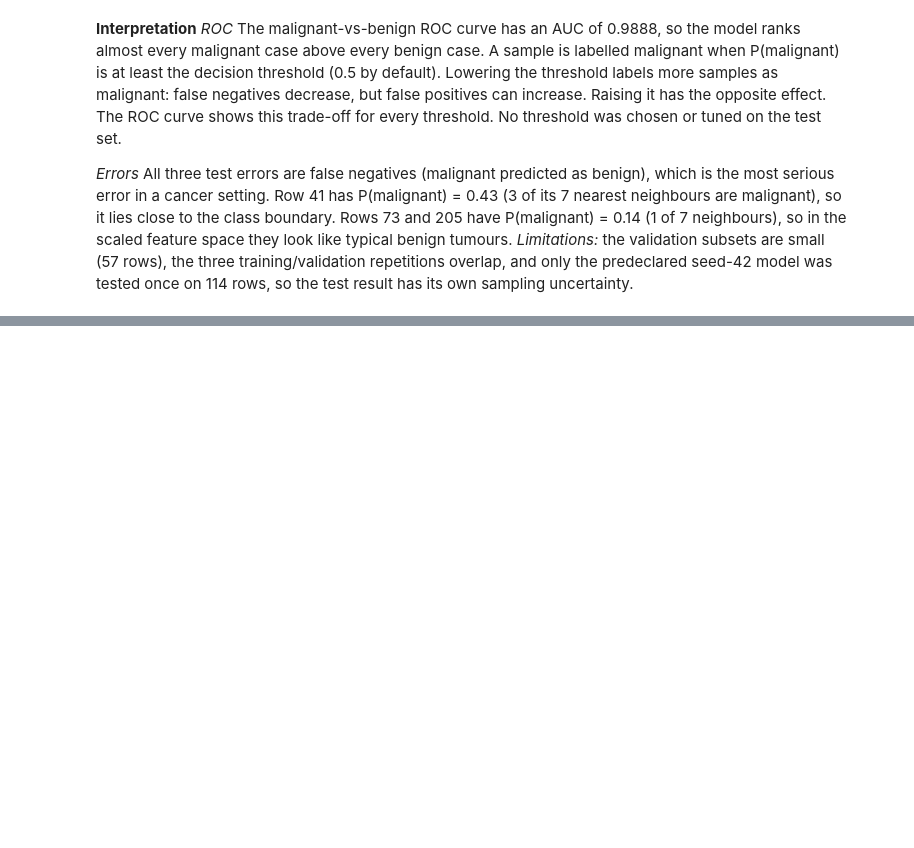
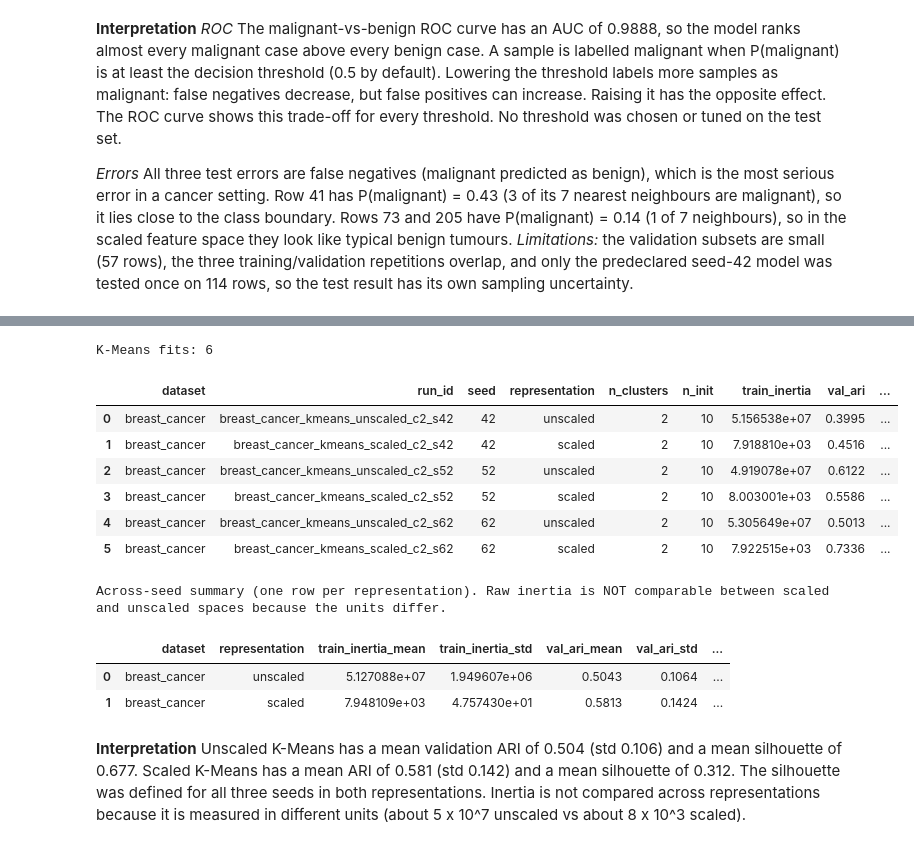
Before and after one commit to selenasurucu/machine-learning-midterm, a Jupyter notebook: breast_cancer.ipynb, the cells around one changed output, grey strips where cells are left out. Cells and saved outputs as stored; diff of their text form; code cells hidden in the pictures; blank space fills up the shorter version.

Commit message:
Breast cancer: K-Means fits with inertia,validation ARI and silhouette

```diff
--- a/breast_cancer.ipynb
+++ b/breast_cancer.ipynb
@@ -577,0 +582,25 @@ Misclassified test samples: 3 of 114
+# %%
+N_CLUSTERS = 2
+km_runs, kmeans_42 = utils.run_kmeans(DATASET, reps, splits, N_CLUSTERS)
+print("K-Means fits:", len(km_runs))
+display(km_runs.round(4))
+
+km_summary = utils.summarize_kmeans(km_runs)
+print("Across-seed summary (one row per representation). Raw inertia is NOT comparable "
+      "between scaled and unscaled spaces because the units differ.")
+display(km_summary.round(4))
+# %% [output]
+K-Means fits: 6
+|  | dataset | run_id | seed | representation | n_clusters | n_init | train_inertia | val_ari | ... |
+| 0 | breast_cancer | breast_cancer_kmeans_unscaled_c2_s42 | 42 | unscaled | 2 | 10 | 5.156538e+07 | 0.3995 | ... |
+| 1 | breast_cancer | breast_cancer_kmeans_scaled_c2_s42 | 42 | scaled | 2 | 10 | 7.918810e+03 | 0.4516 | ... |
+| 2 | breast_cancer | breast_cancer_kmeans_unscaled_c2_s52 | 52 | unscaled | 2 | 10 | 4.919078e+07 | 0.6122 | ... |
+| 3 | breast_cancer | breast_cancer_kmeans_scaled_c2_s52 | 52 | scaled | 2 | 10 | 8.003001e+03 | 0.5586 | ... |
+| 4 | breast_cancer | breast_cancer_kmeans_unscaled_c2_s62 | 62 | unscaled | 2 | 10 | 5.305649e+07 | 0.5013 | ... |
+| 5 | breast_cancer | breast_cancer_kmeans_scaled_c2_s62 | 62 | scaled | 2 | 10 | 7.922515e+03 | 0.7336 | ... |
+Across-seed summary (one row per representation). Raw inertia is NOT comparable between scaled and unscaled spaces because the units differ.
+|  | dataset | representation | train_inertia_mean | train_inertia_std | val_ari_mean | val_ari_std | ... |
+| 0 | breast_cancer | unscaled | 5.127088e+07 | 1.949607e+06 | 0.5043 | 0.1064 | ... |
+| 1 | breast_cancer | scaled | 7.948109e+03 | 4.757430e+01 | 0.5813 | 0.1424 | ... |
+# %% [markdown]
+**Interpretation** Unscaled K-Means has a mean validation ARI of 0.504 (std 0.106) and a mean silhouette of 0.677. Scaled K-Means has a mean ARI of 0.581 (std 0.142) and a mean silhouette of 0.312. The silhouette was defined for all three seeds in both representations. Inertia is not compared across representations because it is measured in different units (about 5 x 10^7 unscaled vs about 8 x 10^3 scaled).
```
Also changed, not shown: parts of 1 cell of this notebook, 1 other file.
